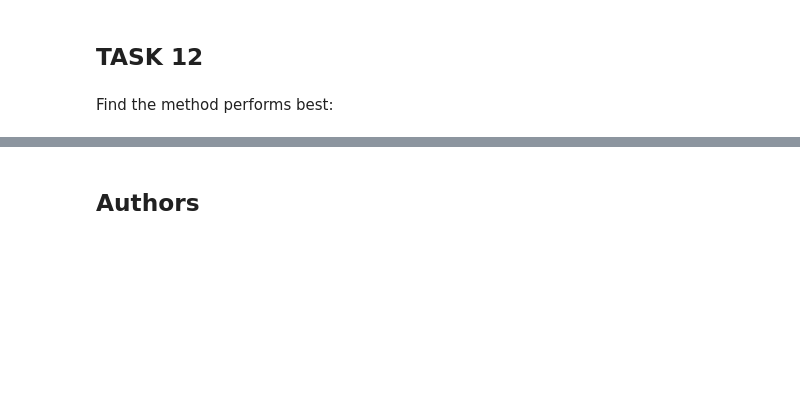
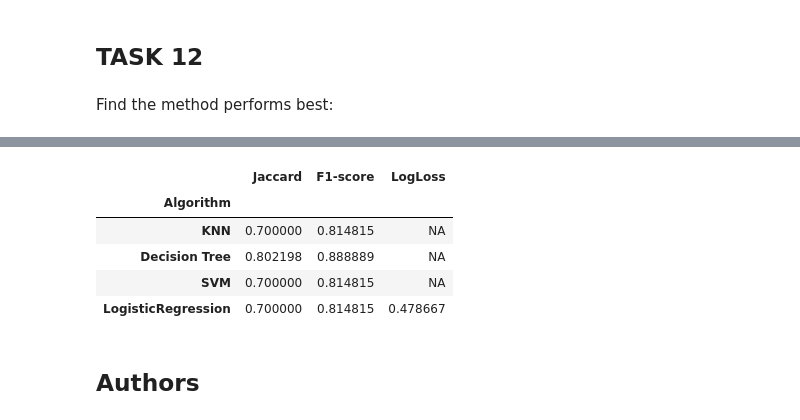
Before and after one commit to rdf5/spaceXfalcon9, a Jupyter notebook: SpaceX_Machine Learning Prediction_Part_5.ipynb, the cells around one changed output, grey strips where cells are left out. Drawn from its saved outputs; the diff is of its cells as text; code cells hidden in the pictures; blank space fills up the shorter version.

```diff
--- a/SpaceX_Machine Learning Prediction_Part_5.ipynb
+++ b/SpaceX_Machine Learning Prediction_Part_5.ipynb
@@ -227,6 +227,6 @@ accuracy_score(svm_cv.predict(X_test),Y_test)
 # %% [markdown]
 We can plot the confusion matrix
 # %%
-yhat=svm_cv.predict(X_test)
-plot_confusion_matrix(Y_test,yhat)
+yhat_SVM=svm_cv.predict(X_test)
+plot_confusion_matrix(Y_test,yhat_SVM)
 # %% [output]
@@ -272,8 +266,8 @@ accuracy_score(tree_cv.predict(X_test),Y_test)
 # %% [markdown]
 We can plot the confusion matrix
 # %%
-yhat = tree_cv.predict(X_test)
-plot_confusion_matrix(Y_test,yhat)
+yhat_Tree = tree_cv.predict(X_test)
+plot_confusion_matrix(Y_test,yhat_Tree)
 # %% [output]
 [figure]
 # %% [markdown]
@@ -311,8 +305,8 @@ accuracy_score(knn_cv.predict(X_test),Y_test)
 # %% [markdown]
 We can plot the confusion matrix
 # %%
-yhat = knn_cv.predict(X_test)
-plot_confusion_matrix(Y_test,yhat)
+yhat_KNN= knn_cv.predict(X_test)
+plot_confusion_matrix(Y_test,yhat_KNN)
 # %% [output]
 [figure]
 # %% [markdown]
@@ -330,3 +345,28 @@ The best estimator is SVM with an accuracy of 0.9444444444444444
+# %%
+from sklearn.metrics import jaccard_score
+from sklearn.metrics import f1_score
+f1scoreNeigh=f1_score(Y_test, yhat_KNN, average='weighted')
+f1scoreTree=f1_score(Y_test, yhat_Tree, average='weighted')
+f1scoreSVM=f1_score(Y_test, yhat_SVM, average='weighted')
+f1scoreLR=f1_score(Y_test, yhat_LR, average='weighted')
+JaccardNeigh=jaccard_score(Y_test,yhat_KNN,average="weighted")
+JaccardTree=jaccard_score(Y_test,yhat_Tree,average="weighted")
+JaccardSVM=jaccard_score(Y_test,yhat_SVM,average="weighted")
+JaccardLR=jaccard_score(Y_test,yhat_LR,average="weighted")
+from sklearn.metrics import log_loss
+yhat_prob = logreg_cv.predict_proba(X_test)
+Logloss=log_loss(Y_test, yhat_prob)
+dict={"Algorithm":["KNN","Decision Tree","SVM","LogisticRegression"],"Jaccard":[JaccardNeigh,
+      JaccardTree,JaccardSVM,JaccardLR],"F1-score":[f1scoreNeigh,f1scoreTree,f1scoreSVM,f1scoreLR],
+     "LogLoss":["NA","NA","NA",Logloss]}
+pd.DataFrame(dict).set_index("Algorithm")
+# %% [output]
+|  | Jaccard | F1-score | LogLoss |
+| Algorithm |  |  |  |
+| KNN | 0.700000 | 0.814815 | NA |
+| Decision Tree | 0.802198 | 0.888889 | NA |
+| SVM | 0.700000 | 0.814815 | NA |
+| LogisticRegression | 0.700000 | 0.814815 | 0.478667 |
 # %% [markdown]
 ## Authors
 # %% [markdown]
```
Also changed, not shown: parts of 11 cells of this notebook.
